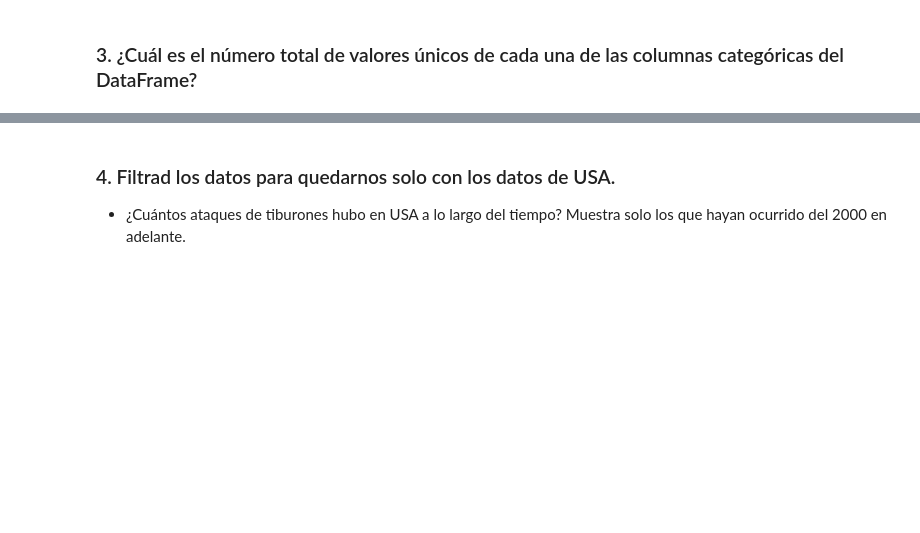
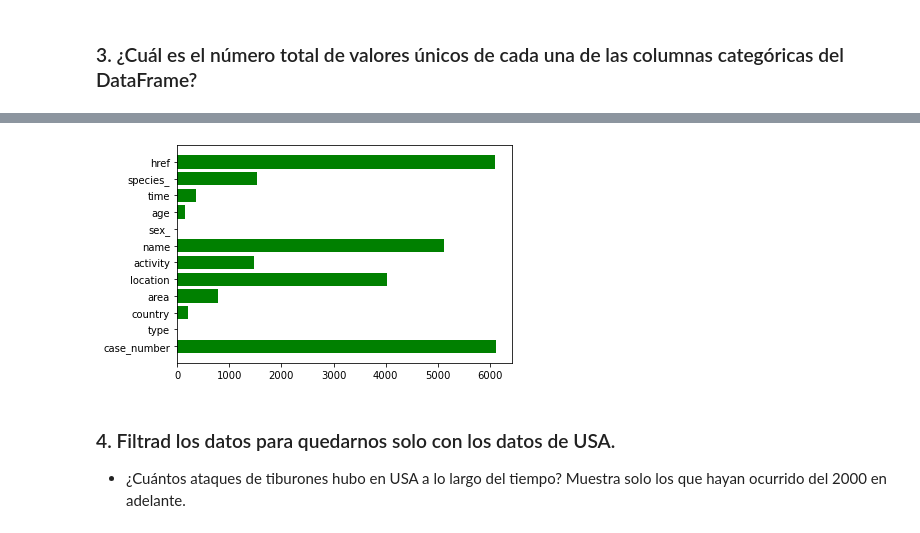
Before and after one commit to Adalab/DA-promo-c-modulo-2-sprint-1-Laura-Pilar, a Jupyter notebook: Visualizacion/Leccion-5-Visualizacion-1/Visualizacion-1-Matpoltlib.ipynb, the cells around one changed output, grey strips where cells are left out. Drawn from its saved outputs; the diff is of its cells as text; code cells hidden in the pictures; blank space fills up the shorter version.

```diff
--- a/Visualizacion/Leccion-5-Visualizacion-1/Visualizacion-1-Matpoltlib.ipynb
+++ b/Visualizacion/Leccion-5-Visualizacion-1/Visualizacion-1-Matpoltlib.ipynb
@@ -18,0 +104,3 @@ Usa un pie chart donde incluyáis el porcentaje de cada variable en el interior
+# %%
+unique = df.describe(include = "object").T
+unique
@@ -19,3 +121,9 @@ Usa un pie chart donde incluyáis el porcentaje de cada variable en el interior
+# %%
+plt.figure()
+plt.barh(unique.index, unique["unique"], color = 'g')
+plt.show()
+# %% [output]
+[figure, added]
 # %% [markdown]
 ### 4. Filtrad los datos para quedarnos solo con los datos de USA.
 - ¿Cuántos ataques de tiburones hubo en USA a lo largo del tiempo? Muestra solo los que hayan ocurrido del 2000 en adelante.
```
Also changed, not shown: parts of 18 cells of this notebook, 2 other files.
